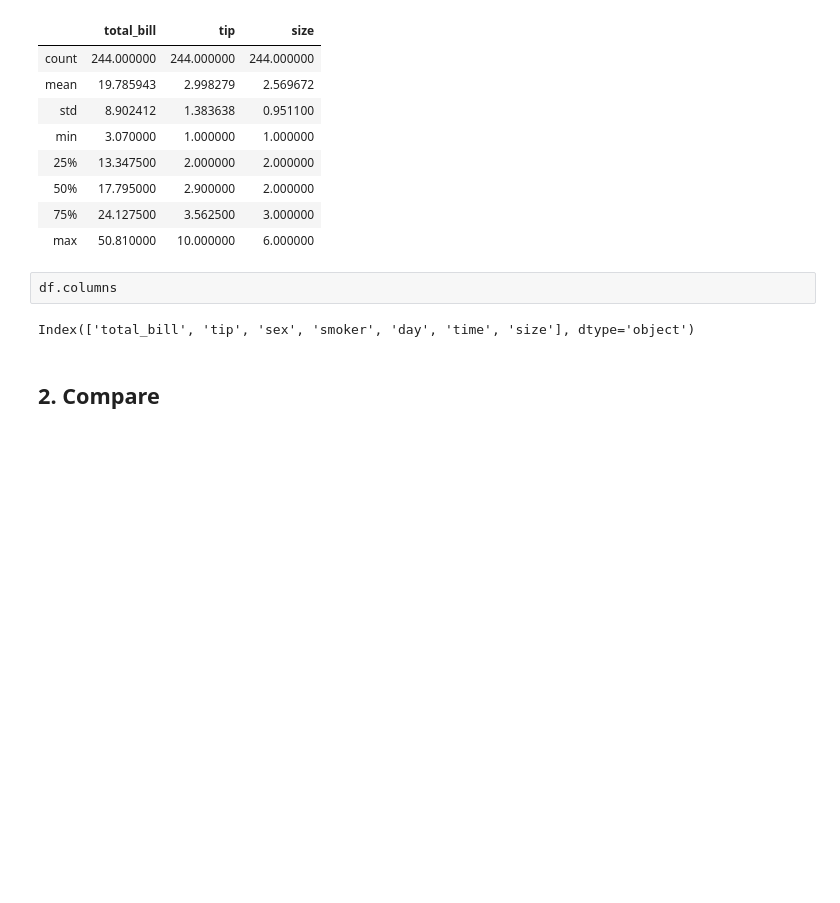
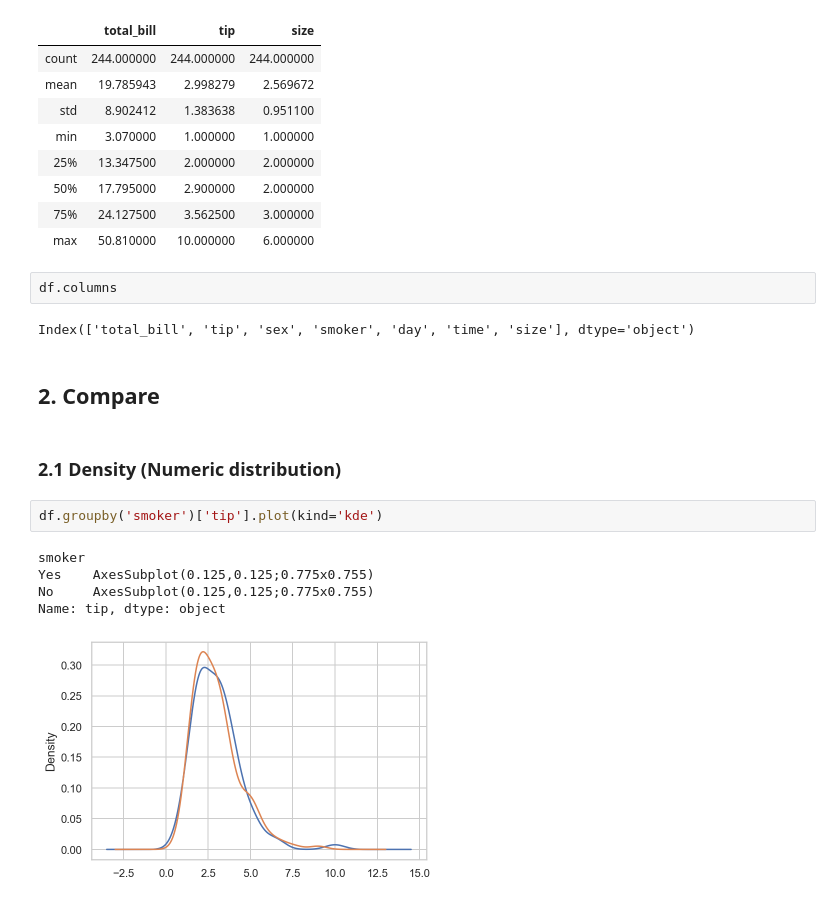
Before and after one commit to raysunau/python_data_analytics, a Jupyter notebook: Python_Data_Viz.ipynb, the cells around one changed output. Drawn from its saved outputs; the diff is of its cells as text; blank space fills up the shorter version.

Commit message:
update charts

```diff
--- a/Python_Data_Viz.ipynb
+++ b/Python_Data_Viz.ipynb
@@ -55,3 +55,13 @@ df.columns
 Index(['total_bill', 'tip', 'sex', 'smoker', 'day', 'time', 'size'], dtype='object')
 # %% [markdown]
 ## 2. Compare
+# %% [markdown]
+### 2.1 Density (Numeric distribution)
+# %%
+df.groupby('smoker')['tip'].plot(kind='kde')
+# %% [output]
+smoker
+Yes    AxesSubplot(0.125,0.125;0.775x0.755)
+No     AxesSubplot(0.125,0.125;0.775x0.755)
+Name: tip, dtype: object
+[figure, added]
```
Also changed, not shown: parts of 21 cells of this notebook.
